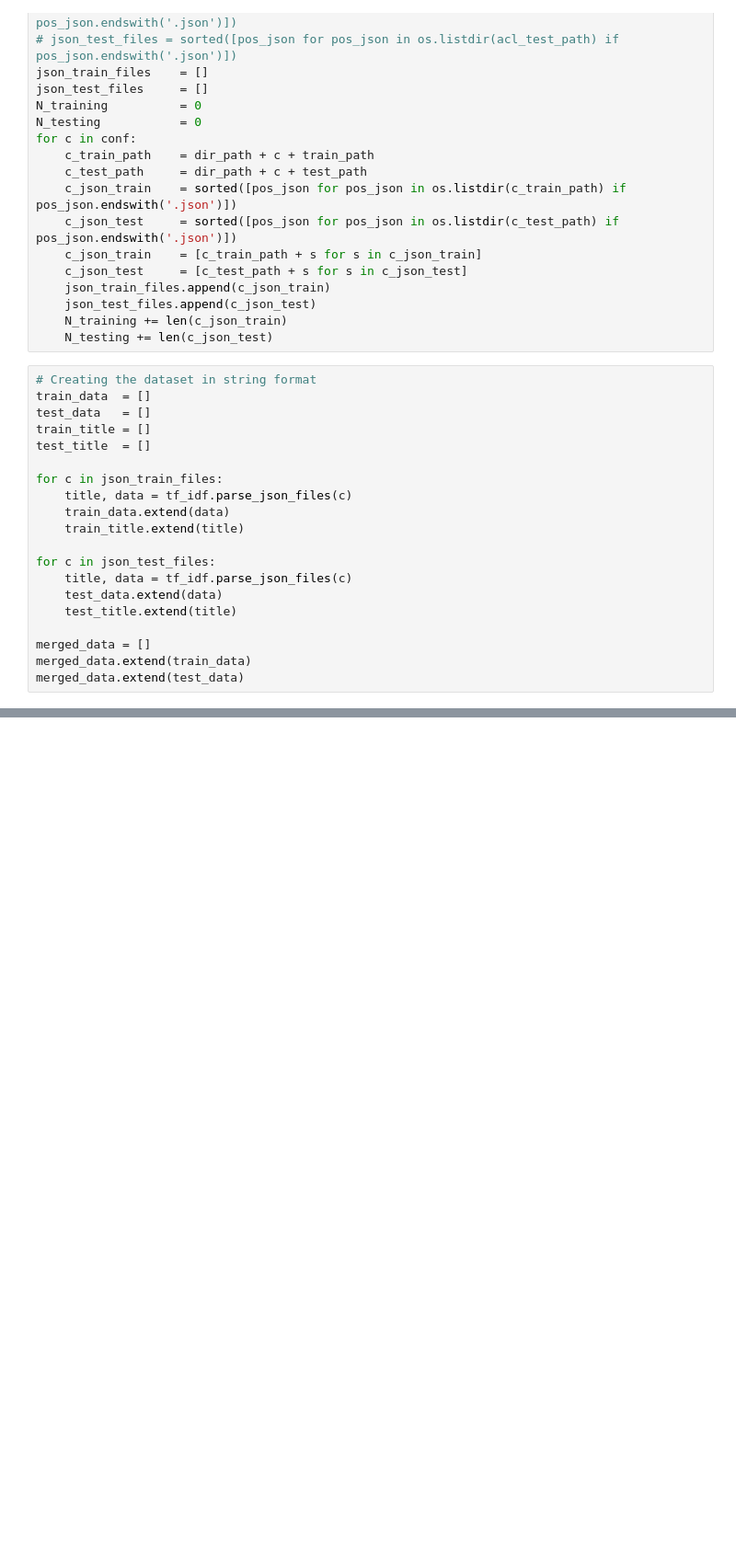
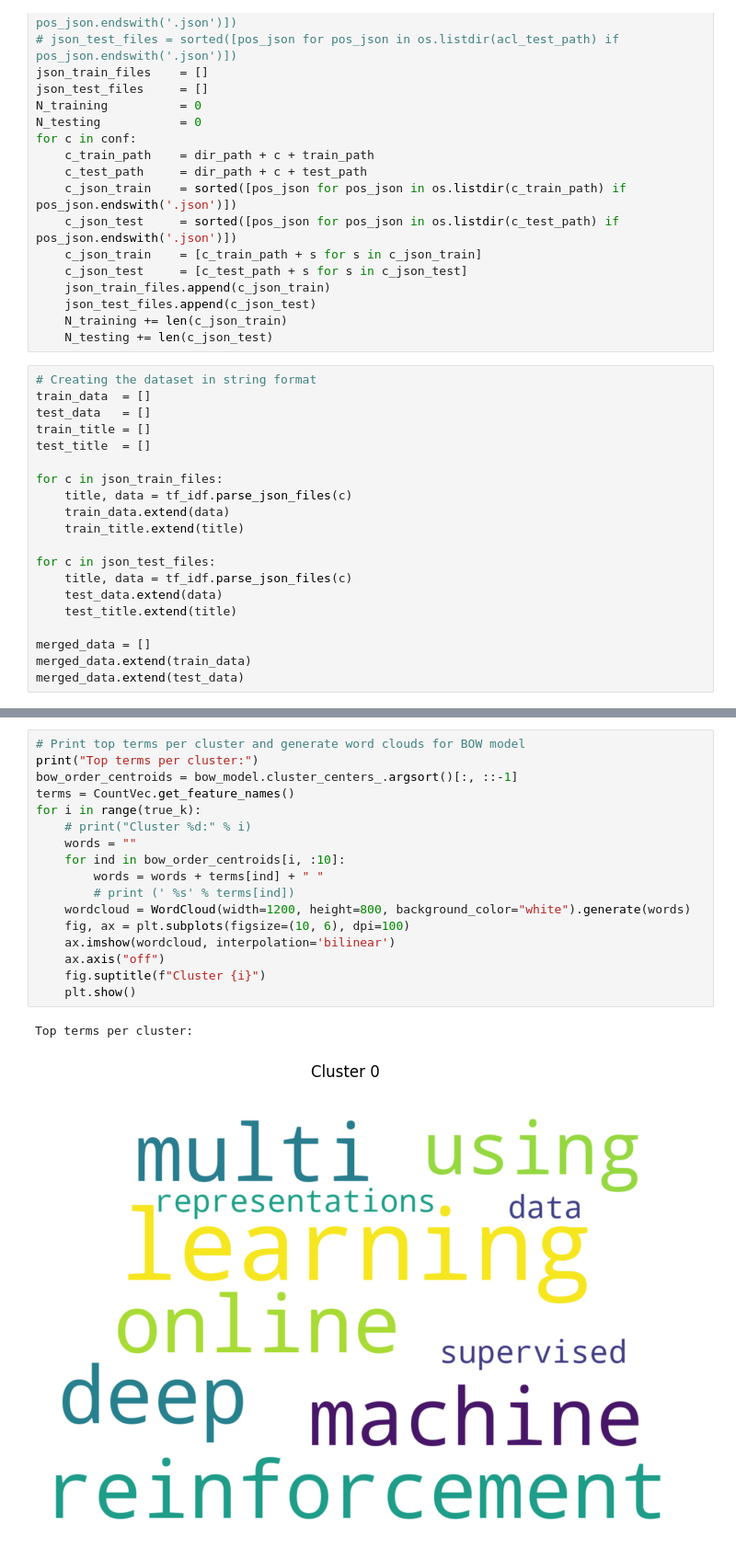
Before and after one commit to ShashiKiranMR/CS-7641-ML-Project, a Jupyter notebook: src/script.ipynb, the cells around one changed output, grey strips where cells are left out. Shown at 92% size. Drawn from its saved outputs; the diff is of its cells as text; blank space fills up the shorter version.

```diff
--- a/src/script.ipynb
+++ b/src/script.ipynb
@@ -83,0 +109,20 @@ display(cv_dataframe.head(5).loc[:,cv_dataframe.head(5).any()])
+# %%
+# Print top terms per cluster and generate word clouds for BOW model
+print("Top terms per cluster:")
+bow_order_centroids = bow_model.cluster_centers_.argsort()[:, ::-1]
+terms = CountVec.get_feature_names()
+for i in range(true_k):
+    # print("Cluster %d:" % i)
+    words = ""
+    for ind in bow_order_centroids[i, :10]:
+        words = words + terms[ind] + " "
+        # print (' %s' % terms[ind])
+    wordcloud = WordCloud(width=1200, height=800, background_color="white").generate(words)
+    fig, ax = plt.subplots(figsize=(10, 6), dpi=100)
+    ax.imshow(wordcloud, interpolation='bilinear')
+    ax.axis("off")
+    fig.suptitle(f"Cluster {i}")
+    plt.show()
+# %% [output]
+Top terms per cluster:
+[figure, added]
```
Also changed, not shown: parts of 13 cells of this notebook, 1 other file.
